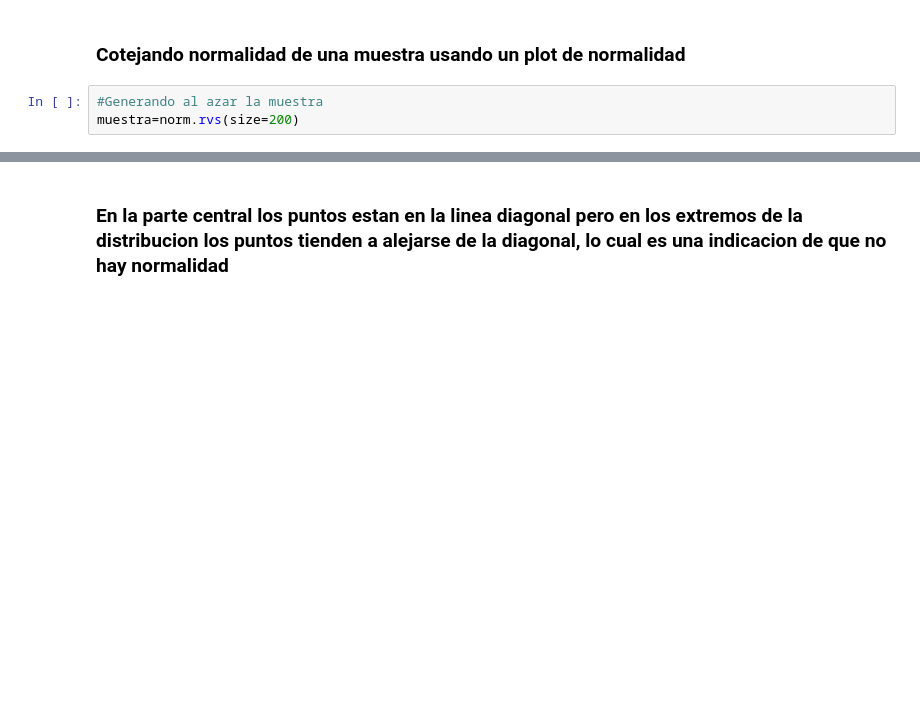
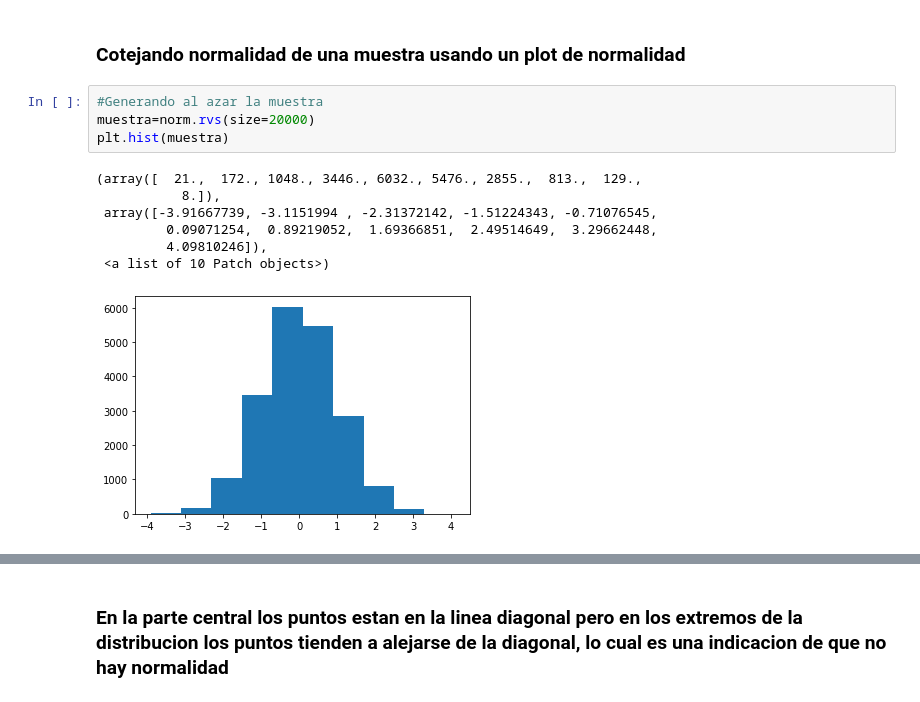
Before and after one commit to eacunafer/DataAnalysiswithPython3, a Jupyter notebook: Notebooks/lab16v3.ipynb, the cells around one changed output, grey strips where cells are left out. Cells and saved outputs as stored; diff of their text form; blank space fills up the shorter version.

```diff
--- a/Notebooks/lab16v3.ipynb
+++ b/Notebooks/lab16v3.ipynb
@@ -177,7 +178,16 @@ Luego, le restamos esos minutos a las 8am y esa seria la hora de salida 8.00 - .
 ### Cotejando normalidad de una muestra usando un plot de normalidad
 # %%
 #Generando al azar la muestra
-muestra=norm.rvs(size=200)
+muestra=norm.rvs(size=20000)
+plt.hist(muestra)
+# %% [output]
+(array([  21.,  172., 1048., 3446., 6032., 5476., 2855.,  813.,  129.,
+           8.]),
+ array([-3.91667739, -3.1151994 , -2.31372142, -1.51224343, -0.71076545,
+         0.09071254,  0.89219052,  1.69366851,  2.49514649,  3.29662448,
+         4.09810246]),
+ <a list of 10 Patch objects>)
+[figure, added]
 # %%
 res=probplot(muestra,plot=plt)
 plt.show()
```
Also changed, not shown: parts of 10 cells of this notebook.
